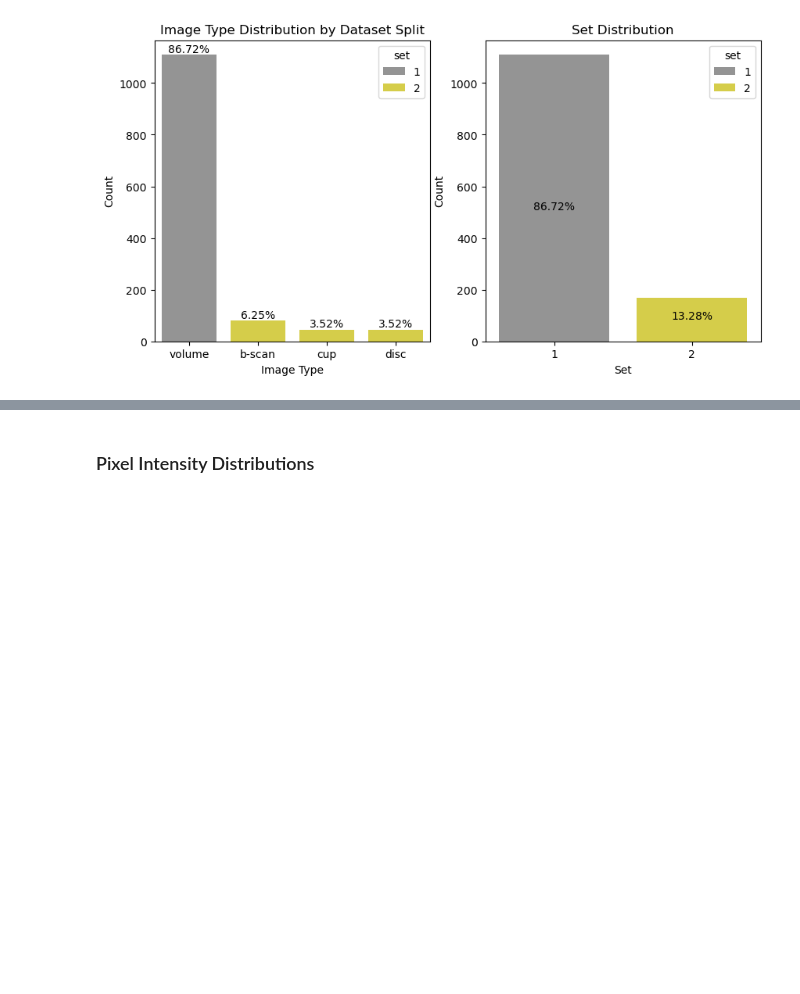
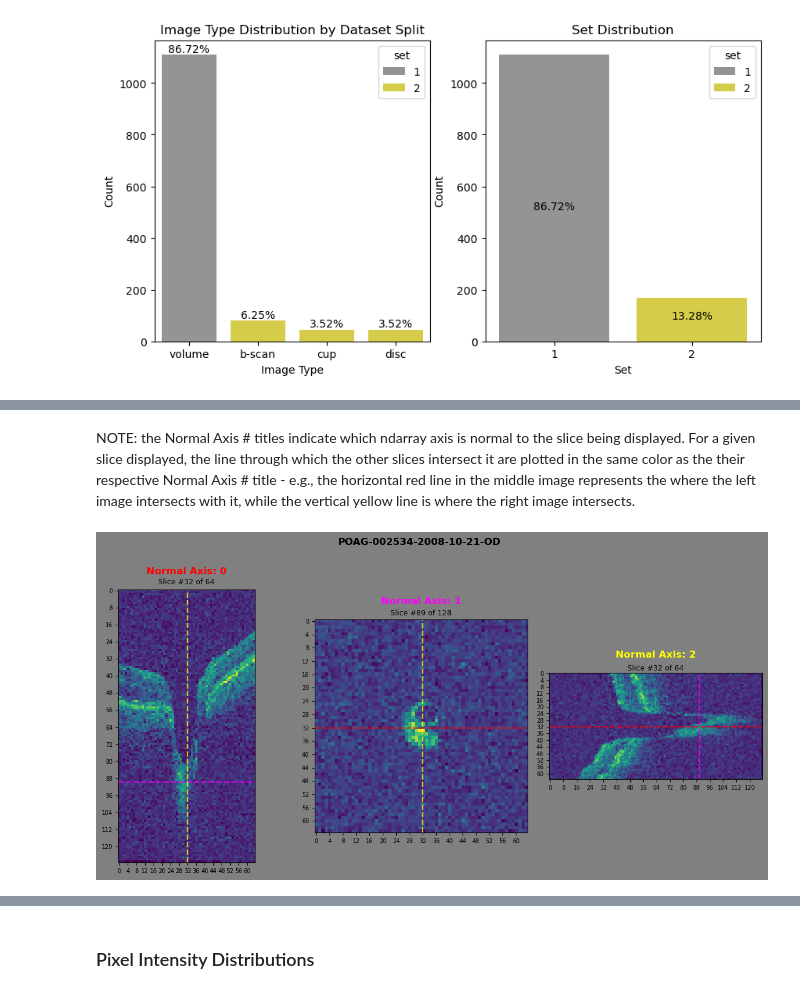
Before and after one commit to tbchuotmd/OCTCV, a Jupyter notebook: p3_EDA/exploratoryDataAnalysis.ipynb, the cells around one changed output, grey strips where cells are left out. Saved outputs shown, nothing was run; the diff lists cells and outputs as text; code cells hidden in the pictures; blank space fills up the shorter version.

```diff
--- a/p3_EDA/exploratoryDataAnalysis.ipynb
+++ b/p3_EDA/exploratoryDataAnalysis.ipynb
@@ -134,0 +148,7 @@ See the caveats in the documentation: https://pandas.pydata.org/pandas-docs/stab
+# %% [markdown]
+NOTE: the Normal Axis # titles indicate which ndarray axis is normal to the slice being displayed.  For a given slice displayed, the line through which the other slices intersect it are plotted in the same color as the their respective Normal Axis # title - e.g., the horizontal red line in the middle image represents the where the left image intersects with it, while the vertical yellow line is where the right image intersects.
+# %%
+# Adjusting slice depth along normal axis 0 (red) down to 25% of the total length along that axis (i.e., to slice index 64 * 0.25 = 16)
+_,_ = orthoPlanes(vdf.filepath.iloc[5],ortho_depth=(.5,.7,.5),axlines=True,figsize=(12,6))
+# %% [output]
+[figure, added]
```
Also changed, not shown: parts of 71 cells of this notebook, 2 other files.
